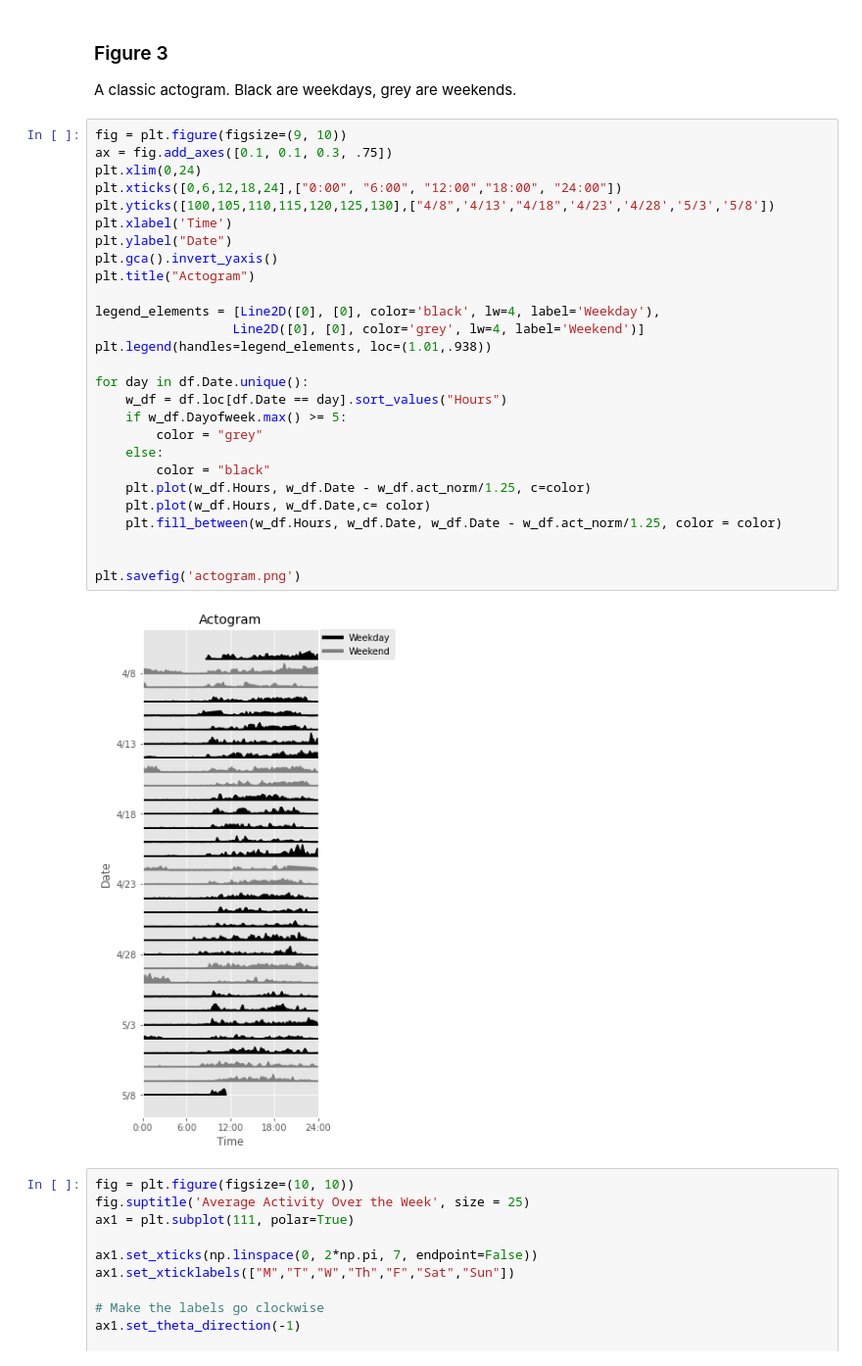
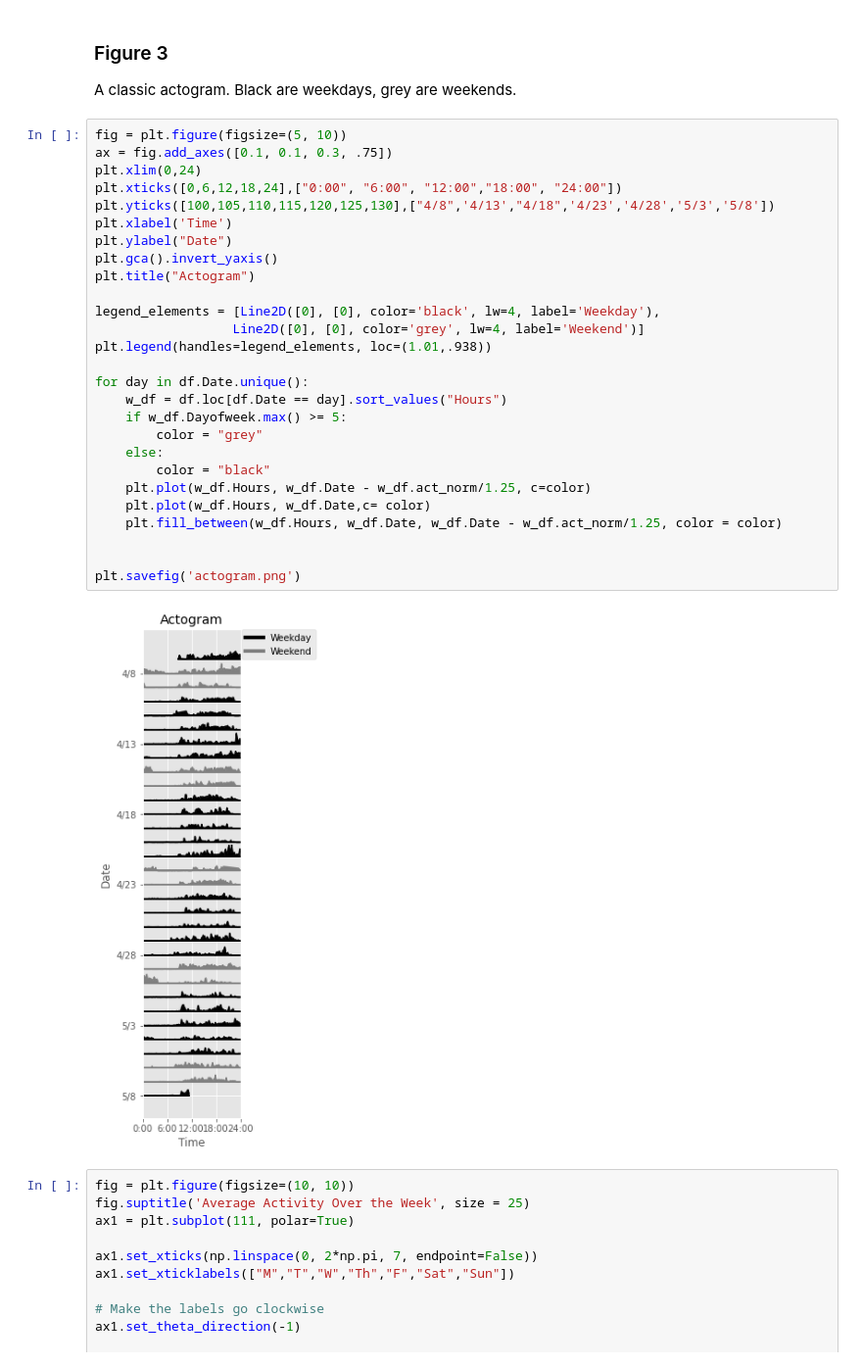
Before and after one commit to HForrest/Biol-422, a Jupyter notebook: Activity_analysis.ipynb, the cells around one changed output. Shown at 98% size. Saved outputs shown, nothing was run; the diff lists cells and outputs as text.

```diff
--- a/Activity_analysis.ipynb
+++ b/Activity_analysis.ipynb
@@ -203,34 +203,34 @@ plt.savefig('light_act.png')
 ### Figure 3
 A classic actogram. Black are weekdays, grey are weekends.
 # %%
-fig = plt.figure(figsize=(9, 10))
+fig = plt.figure(figsize=(5, 10))
 ax = fig.add_axes([0.1, 0.1, 0.3, .75])
 plt.xlim(0,24)
 plt.xticks([0,6,12,18,24],["0:00", "6:00", "12:00","18:00", "24:00"])
 plt.yticks([100,105,110,115,120,125,130],["4/8",'4/13',"4/18",'4/23','4/28','5/3','5/8'])
 plt.xlabel('Time')
 plt.ylabel("Date")
 plt.gca().invert_yaxis()
 plt.title("Actogram")
 
 legend_elements = [Line2D([0], [0], color='black', lw=4, label='Weekday'),
                   Line2D([0], [0], color='grey', lw=4, label='Weekend')]
 plt.legend(handles=legend_elements, loc=(1.01,.938))
 
 for day in df.Date.unique():
     w_df = df.loc[df.Date == day].sort_values("Hours")
     if w_df.Dayofweek.max() >= 5:
         color = "grey"
     else:
         color = "black"
     plt.plot(w_df.Hours, w_df.Date - w_df.act_norm/1.25, c=color)
     plt.plot(w_df.Hours, w_df.Date,c= color)
     plt.fill_between(w_df.Hours, w_df.Date, w_df.Date - w_df.act_norm/1.25, color = color)
 
 
 plt.savefig('actogram.png')
 # %% [output]
-[figure, old version]
+[figure, new version]
 # %%
 fig = plt.figure(figsize=(10, 10))
 fig.suptitle('Average Activity Over the Week', size = 25)
```
Also changed, not shown: 1 other file.
